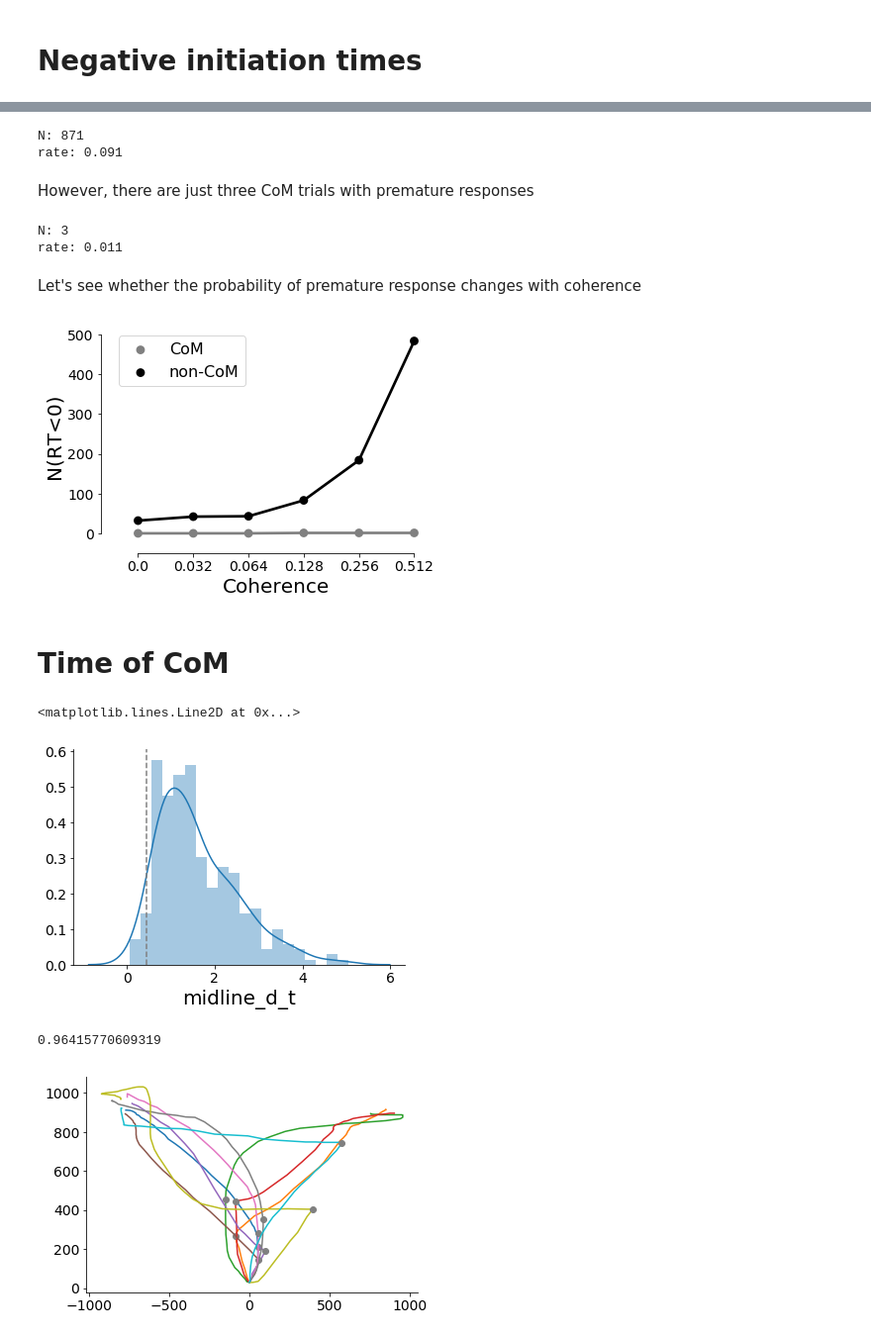
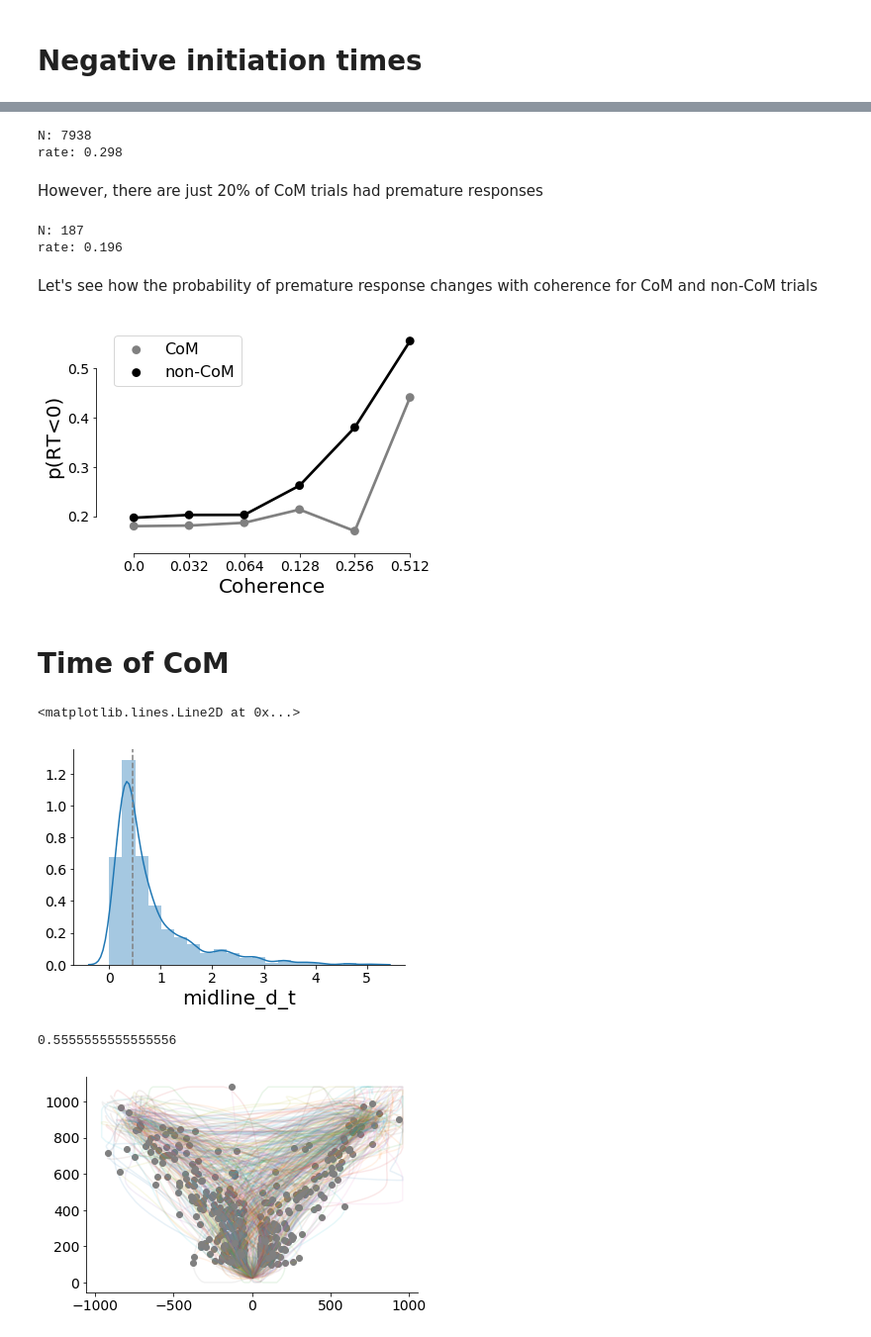
Before and after one commit to nidstigator/com_fixed_duration, a Jupyter notebook: analysis/response_times.ipynb, the cells around one changed output, grey strips where cells are left out. Shown at 99% size. Cells and saved outputs as stored; diff of their text form; code cells hidden in the pictures.

Commit message:
All analyses updated with new data

```diff
--- a/analysis/response_times.ipynb
+++ b/analysis/response_times.ipynb
@@ -24,10 +24,16 @@ import random
 import data_reader
 import os
 
-data_path = 'C:/Users/Arkady/Google Drive/data/CoM_fixed_duration/processed'
+data_path = 'C:/Users/azgonnikov/Google Drive/data/CoM_fixed_duration/processed'
 figure_path = '../output/figures'
 dr = data_reader.DataReader()
 choices, dynamics = dr.get_data(data_path, rename_vars=True)
+
+# these two subjects have exceedingly high number of CoMs, which suggest
+# they're not real CoMs but probably just a way of responding
+choices = choices[~choices.index.get_level_values(0).isin([216,747])]
+dynamics = dynamics[~dynamics.index.get_level_values(0).isin([216,747])]
+
 # here we need to highlight the data by subj_id, and this is currently not possible in seaborn with multi-index dataframes
 choices = choices.reset_index()
 # %% [markdown]
@@ -146,6 +154,8 @@ These plotting functions are used for the mouse and eye IT data analyses below
 Taking into account individual differences in initiation times, it is useful to account for those when looking into initiation times for CoM and non-CoM trials. Here we have to look at z-scored initiation times though, to get general patterns.
 # %% [markdown]
 After we accounted for magnitude of within-individual initiation times, we can see how relative magnitude of initiation time changes with coherence in non-CoM and CoM trials:
+# %%
+sns.set_palette('tab10')
 # %%
 plot_var_grid(choices, var='RT (z)', col='type', hue='choice',
               hue_order=['Correct', 'Error'],  col_order=['non-CoM', 'CoM'], markers=['o', 'x'], xlabels=False)
@@ -185,33 +195,33 @@ def print_neg_RT_proportion(choices):
 
 print_neg_RT_proportion(choices)
 # %% [output]
-N: 871
-rate: 0.091
+N: 7938
+rate: 0.298
 # %% [markdown]
-However, there are just three CoM trials with premature responses
+However, there are just 20% of CoM trials had premature responses
 # %%
 print_neg_RT_proportion(choices[choices.is_com])
 # %% [output]
-N: 3
-rate: 0.011
+N: 187
+rate: 0.196
 # %% [markdown]
-Let's see whether the probability of premature response changes with coherence
+Let's see how the probability of premature response changes with coherence for CoM and non-CoM trials
 # %%
 def get_p_neg_RT(choices):
-    return (choices.groupby(by=['coherence', 'type']).apply(lambda c: len(c[c['RT']<0])).rename('N(RT<0)').reset_index())
+    return (choices.groupby(by=['coherence', 'type']).apply(lambda c: (len(c[c['RT']<0]))/len(c)).rename('p(RT<0)').reset_index())
 
 fig = plt.figure()
 ax = fig.add_subplot(111)
 data=get_p_neg_RT(choices)
 # ax.plot(data[~data.is_com])
-sns.pointplot(data=get_p_neg_RT(choices), x='coherence', y='N(RT<0)', ci=None, ax=ax, palette=['grey', 'black'], hue='type')
+sns.pointplot(data=get_p_neg_RT(choices), x='coherence', y='p(RT<0)', ci=None, ax=ax, palette=['grey', 'black'], hue='type')
 ax.set_xlabel('Coherence')
 ax.get_legend().set_title('')
 sns.despine(ax=ax, trim=True, offset=10)
 
-plt.savefig(os.path.join(figure_path, 'n_neg_RT.png') , bbox_inches='tight')
+plt.savefig(os.path.join(figure_path, 'p_neg_RT.png') , bbox_inches='tight')
 # %% [output]
-[figure, old version]
+[figure, new version]
 # %% [markdown]
 # Time of CoM
 # %%
@@ -219,18 +229,19 @@ ax = sns.distplot(choices[choices.is_com].midline_d_t, bins=20)
 ax.axvline(0.45, color='grey', ls='--')
 # %% [output]
 <matplotlib.lines.Line2D at 0x...>
-[figure, old version]
+[figure, new version]
 # %%
 print(len(choices[choices.is_com & (choices.midline_d_t>0.45)])/len(choices[choices.is_com]))
 # %% [output]
-0.96415770609319
+0.5555555555555556
 # %%
 # traj = dynamics.loc[random.choice(choices[choices.is_com & (choices.midline_d_t<0.45)].set_index(dynamics.index.names).index)]
 # plt.plot(traj.mouse_x, traj.mouse_y)
 choices_ind = choices.set_index(dynamics.index.names)
-for name, traj in dynamics.loc[choices_ind[choices_ind.is_com & (choices_ind.midline_d_t<0.45)].index].groupby(dynamics.index.names):
-    plt.plot(traj.mouse_x, traj.mouse_y)
+for name, traj in dynamics.loc[choices_ind[choices_ind.is_com &
+                                           (choices_ind.midline_d_t<0.45)].index].groupby(dynamics.index.names):
+    plt.plot(traj.mouse_x, traj.mouse_y, alpha=0.1)
     com_idx = int(choices_ind.loc[name].idx_midline_d)
     plt.plot(traj.mouse_x[com_idx], traj.mouse_y[com_idx], color='grey', marker='o')
 # %% [output]
-[figure, old version]
+[figure, new version]
```
Also changed, not shown: parts of 12 cells of this notebook, 20 other files.
